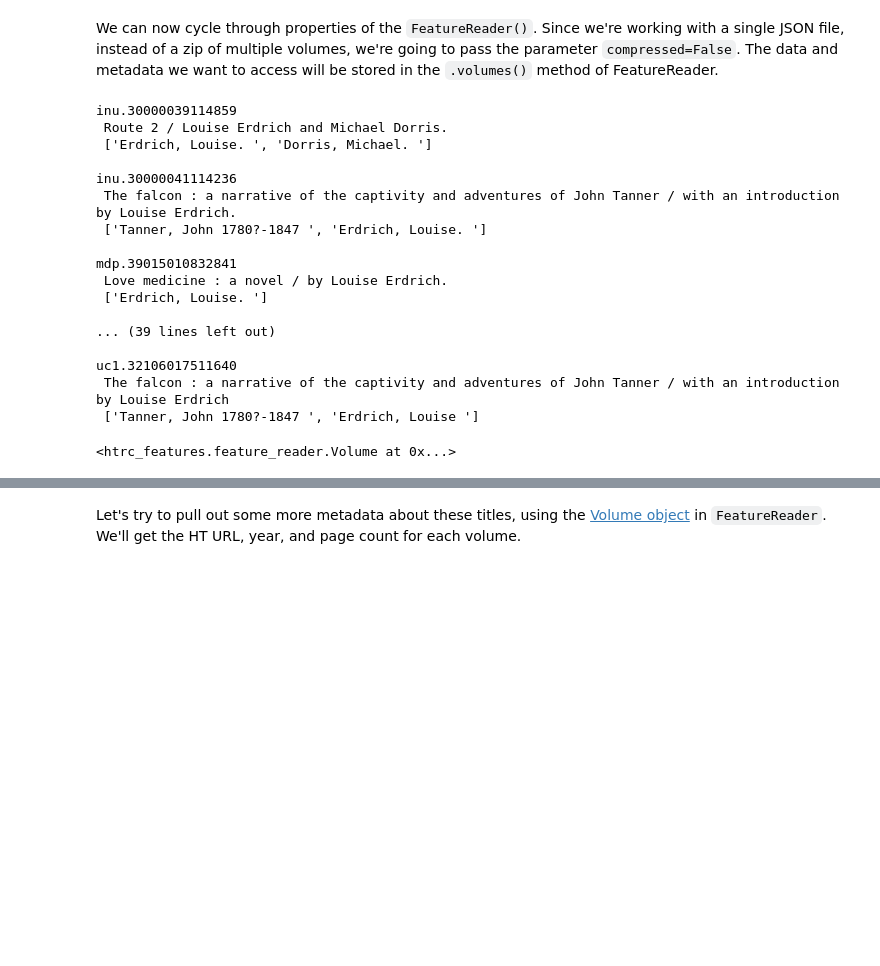
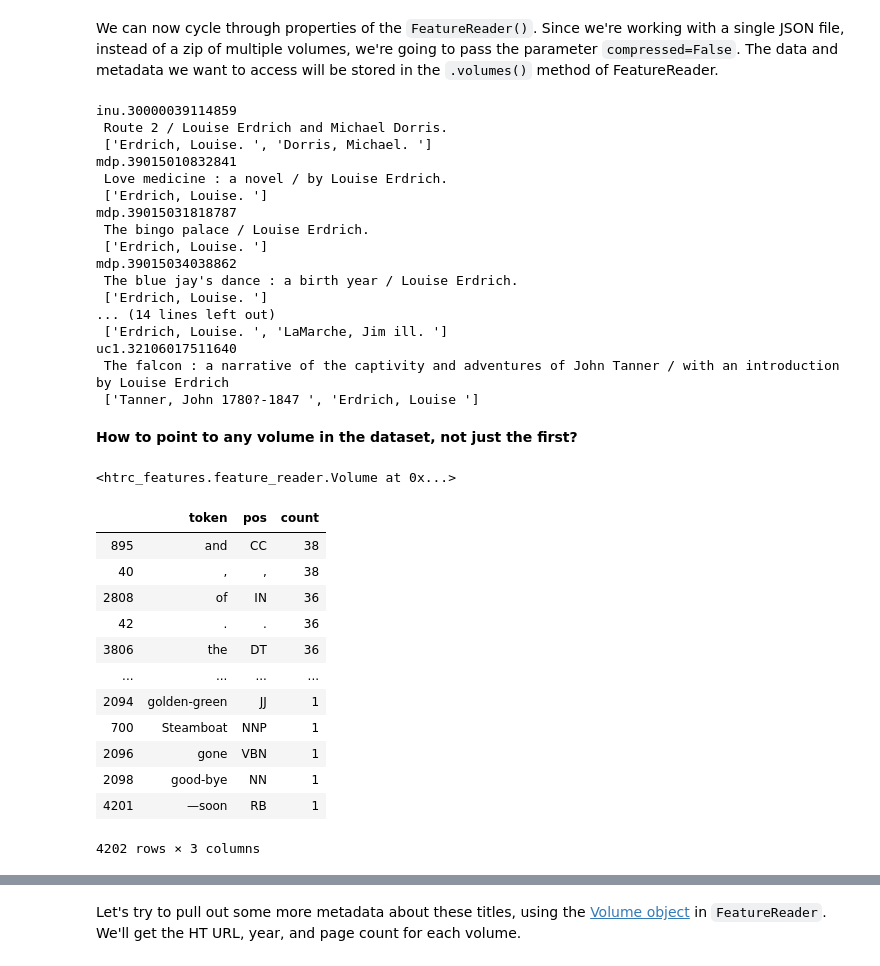
Before and after one commit to chennesy/htrc_umn, a Jupyter notebook: htrc_umn.ipynb, the cells around one changed output, grey strips where cells are left out. Drawn from its saved outputs; the diff is of its cells as text; code cells hidden in the pictures; blank space fills up the shorter version.

```diff
--- a/htrc_umn.ipynb
+++ b/htrc_umn.ipynb
@@ -83,30 +83,48 @@ We can now cycle through properties of the `FeatureReader()`. Since we're workin
 # %%
 #if you're looking at the uncompressed JSON file for one book use the parameter 'compressed=False'
 #fr = FeatureReader(paths, compressed=False)
+#vol = fr.first() (for dealing with just one volume)
 for vol in fr.volumes():
     print(vol.id, '\n', vol.title, '\n', vol.author)
-    print()
 # %% [output]
 inu.30000039114859
  Route 2 / Louise Erdrich and Michael Dorris.
  ['Erdrich, Louise. ', 'Dorris, Michael. ']
-
-inu.30000041114236
- The falcon : a narrative of the captivity and adventures of John Tanner / with an introduction by Louise Erdrich.
- ['Tanner, John 1780?-1847 ', 'Erdrich, Louise. ']
-
 mdp.39015010832841
  Love medicine : a novel / by Louise Erdrich.
  ['Erdrich, Louise. ']
-
-... (39 lines left out)
-
+mdp.39015031818787
+ The bingo palace / Louise Erdrich.
+ ['Erdrich, Louise. ']
+mdp.39015034038862
+ The blue jay's dance : a birth year / Louise Erdrich.
+ ['Erdrich, Louise. ']
+... (14 lines left out)
+ ['Erdrich, Louise. ', 'LaMarche, Jim ill. ']
 uc1.32106017511640
  The falcon : a narrative of the captivity and adventures of John Tanner / with an introduction by Louise Erdrich
  ['Tanner, John 1780?-1847 ', 'Erdrich, Louise ']
 # %%
 vol = fr.first()
+# %% [markdown]
+**How to point to any volume in the dataset, not just the first?**
 # %%
 vol
 # %% [output]
 <htrc_features.feature_reader.Volume at 0x...>
+# %%
+vol.term_volume_freqs()
+# %% [output]
+|  | token | pos | count |
+| 895 | and | CC | 38 |
+| 40 | , | , | 38 |
+| 2808 | of | IN | 36 |
+| 42 | . | . | 36 |
+| 3806 | the | DT | 36 |
+| ... | ... | ... | ... |
+| 2094 | golden-green | JJ | 1 |
+| 700 | Steamboat | NNP | 1 |
+| 2096 | gone | VBN | 1 |
+| 2098 | good-bye | NN | 1 |
+| 4201 | —soon | RB | 1 |
+4202 rows × 3 columns
```
Also changed, not shown: parts of 18 cells of this notebook.
